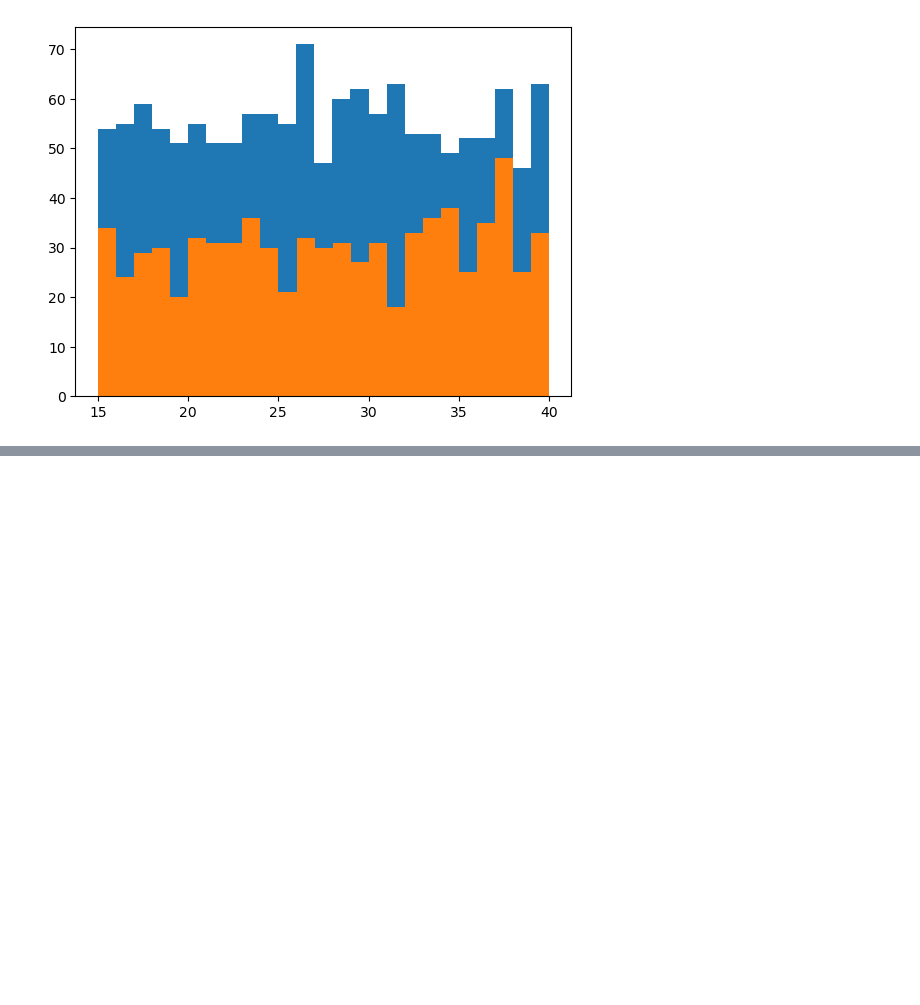
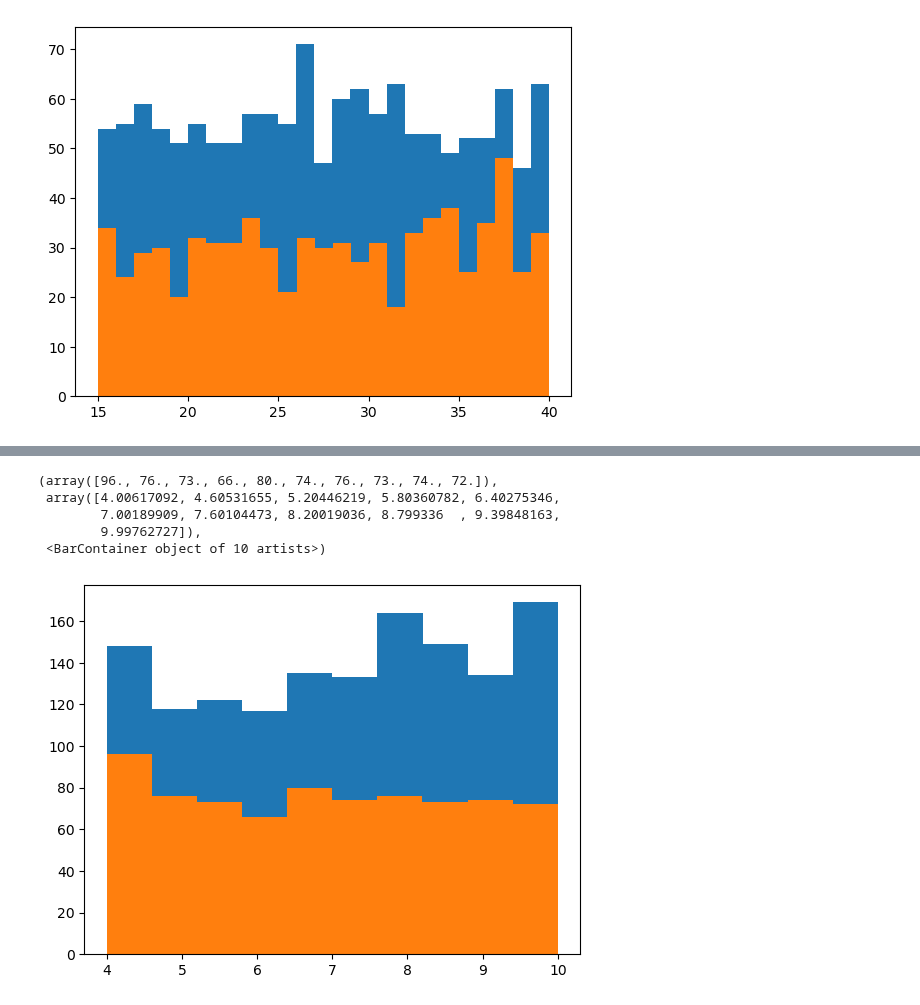
Before and after one commit to rutgers-bootcamp-team-5/project-4, a Jupyter notebook: dev/data_fetching.ipynb, the cells around one changed output, grey strips where cells are left out. Cells and saved outputs as stored; diff of their text form; code cells hidden in the pictures; blank space fills up the shorter version.

```diff
--- a/dev/data_fetching.ipynb
+++ b/dev/data_fetching.ipynb
@@ -88,0 +213,7 @@ plt.hist(plot_positive_df, bins = 25)
+# %%
+#Get the SleepQuality for alzheimer POSITIVE patients into a dataframe
+spark_test_df.createOrReplaceTempView('view')
+alzheimer_positive_data = spark.sql("""SELECT SleepQuality FROM view WHERE Diagnosis=1""")
+alzheimer_positive_data.createOrReplaceTempView("alzheimer_positive")
+spark.sql("SELECT * FROM alzheimer_positive").show()
+plot_positive_df = alzheimer_positive_data.toPandas()
@@ -88,0 +238,7 @@ plt.hist(plot_positive_df, bins = 25)
+# %%
+#Get the SleepQuality for alzheimer NEGATIVE patients into a dataframe
+spark_test_df.createOrReplaceTempView('view')
+alzheimer_negative_data = spark.sql("""SELECT SleepQuality FROM view WHERE Diagnosis=0""")
+alzheimer_negative_data.createOrReplaceTempView("alzheimer_negative")
+spark.sql("SELECT * FROM alzheimer_negative").show()
+plot_negative_df = alzheimer_negative_data.toPandas()
@@ -88,0 +263,12 @@ plt.hist(plot_positive_df, bins = 25)
+# %%
+plot_positive_df['SleepQuality']= plot_positive_df['SleepQuality'].astype(float)
+plot_negative_df['SleepQuality']= plot_negative_df['SleepQuality'].astype(float)
+plt.hist(plot_negative_df, bins = 10)
+plt.hist(plot_positive_df, bins = 10)
+# %% [output]
+(array([96., 76., 73., 66., 80., 74., 76., 73., 74., 72.]),
+ array([4.00617092, 4.60531655, 5.20446219, 5.80360782, 6.40275346,
+        7.00189909, 7.60104473, 8.20019036, 8.799336  , 9.39848163,
+        9.99762727]),
+ <BarContainer object of 10 artists>)
+[figure, added]
```
Also changed, not shown: parts of 11 cells of this notebook.
